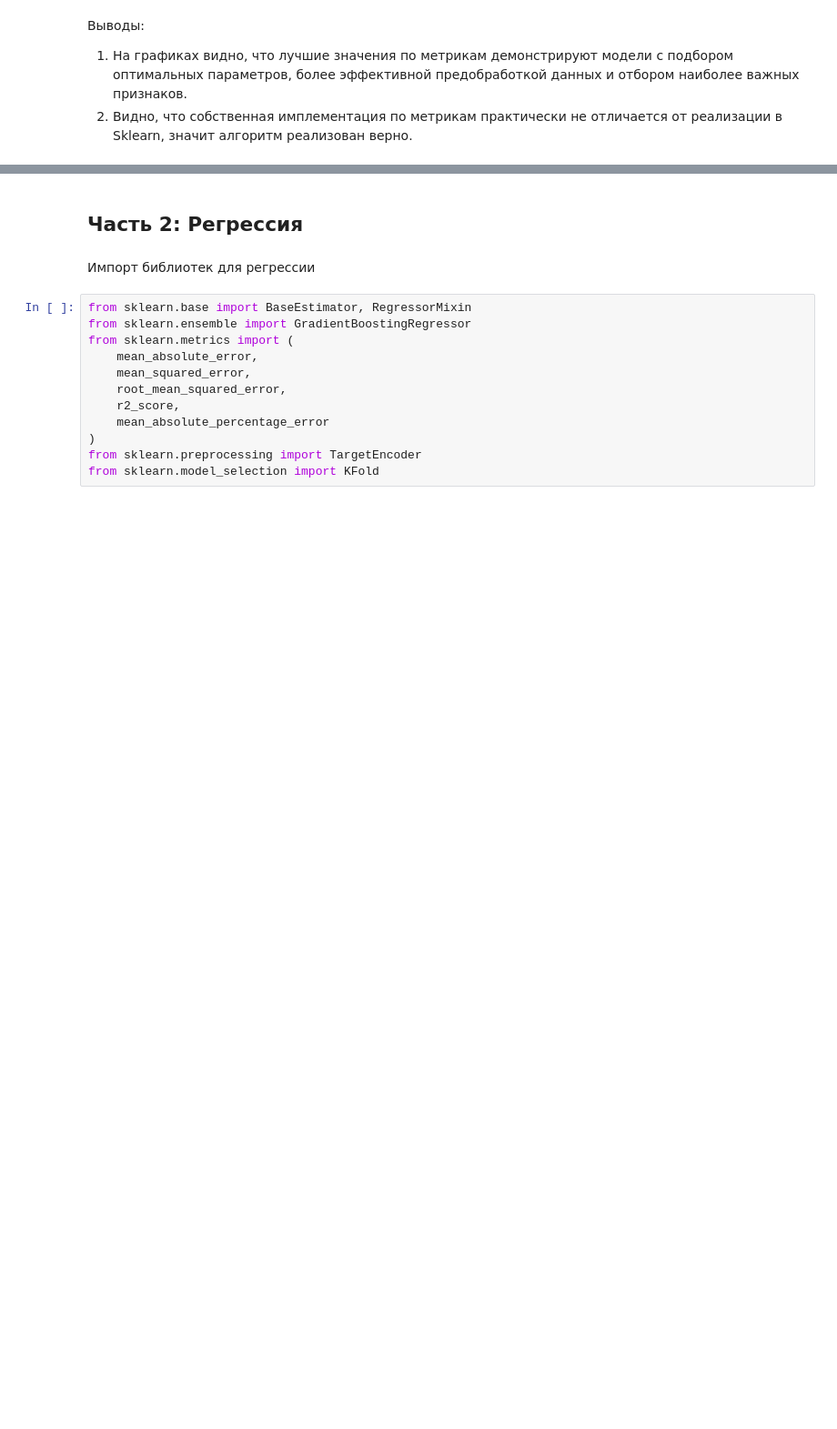
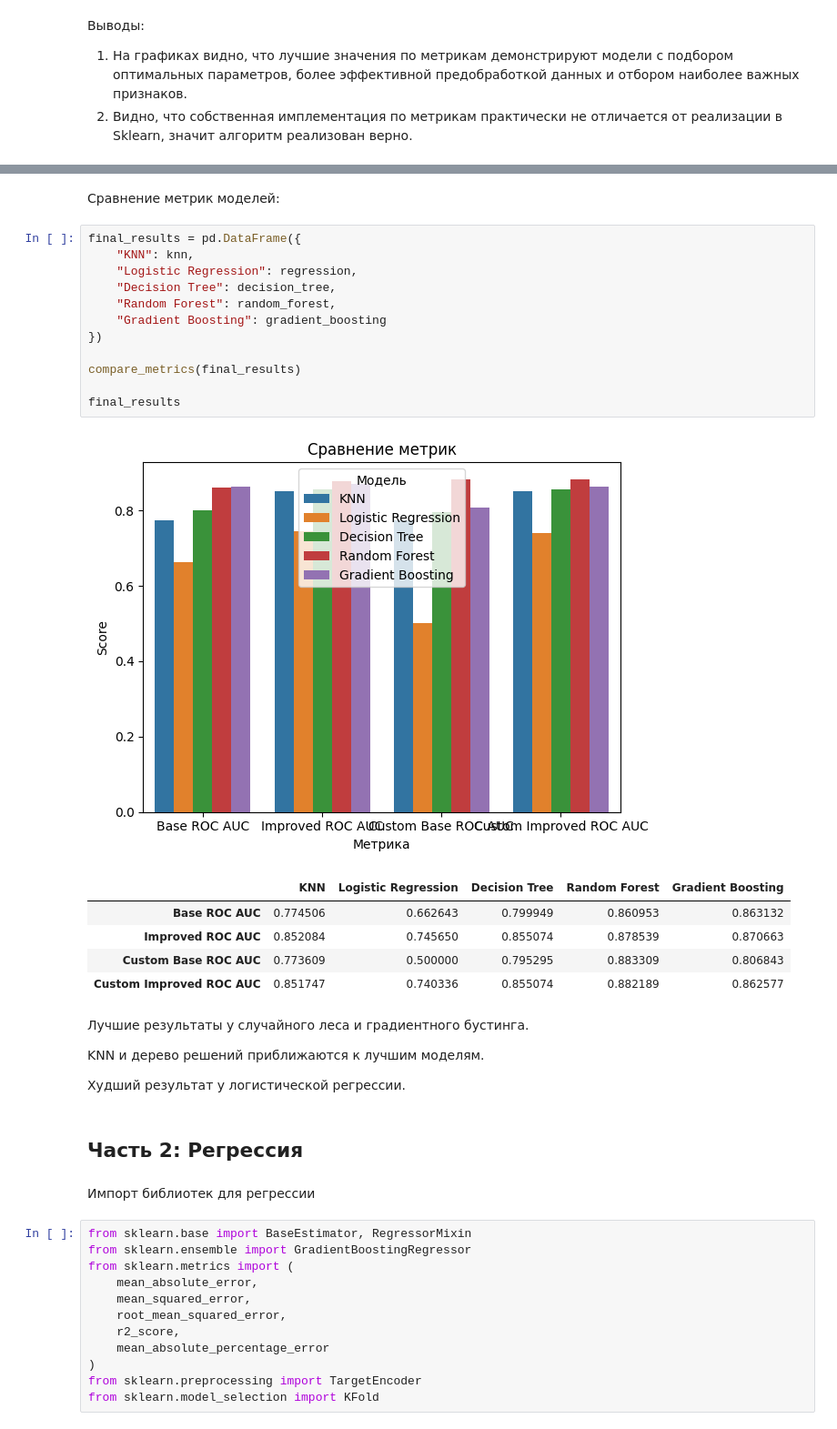
Before and after one commit to puck3/mai-ai-frameworks, a Jupyter notebook: 5_gradient_boosting.ipynb, the cells around one changed output, grey strips where cells are left out. Shown at 91% size. Cells and saved outputs as stored; diff of their text form; blank space fills up the shorter version.

```diff
--- a/5_gradient_boosting.ipynb
+++ b/5_gradient_boosting.ipynb
@@ -576,3 +613,30 @@ compare_metrics(results)
+# %% [markdown]
+Сравнение метрик моделей:
+# %%
+final_results = pd.DataFrame({
+    "KNN": knn,
+    "Logistic Regression": regression,
+    "Decision Tree": decision_tree,
+    "Random Forest": random_forest,
+    "Gradient Boosting": gradient_boosting
+})
+
+compare_metrics(final_results)
+
+final_results
+# %% [output]
+[figure, added]
+|  | KNN | Logistic Regression | Decision Tree | Random Forest | Gradient Boosting |
+| Base ROC AUC | 0.774506 | 0.662643 | 0.799949 | 0.860953 | 0.863132 |
+| Improved ROC AUC | 0.852084 | 0.745650 | 0.855074 | 0.878539 | 0.870663 |
+| Custom Base ROC AUC | 0.773609 | 0.500000 | 0.795295 | 0.883309 | 0.806843 |
+| Custom Improved ROC AUC | 0.851747 | 0.740336 | 0.855074 | 0.882189 | 0.862577 |
+# %% [markdown]
+Лучшие результаты у случайного леса и градиентного бустинга.
+
+KNN и дерево решений приближаются к лучшим моделям.
+
+Худший результат у логистической регрессии.
 # %% [markdown]
 ## Часть 2: Регрессия
 # %% [markdown]
```
Also changed, not shown: parts of 28 cells of this notebook.
